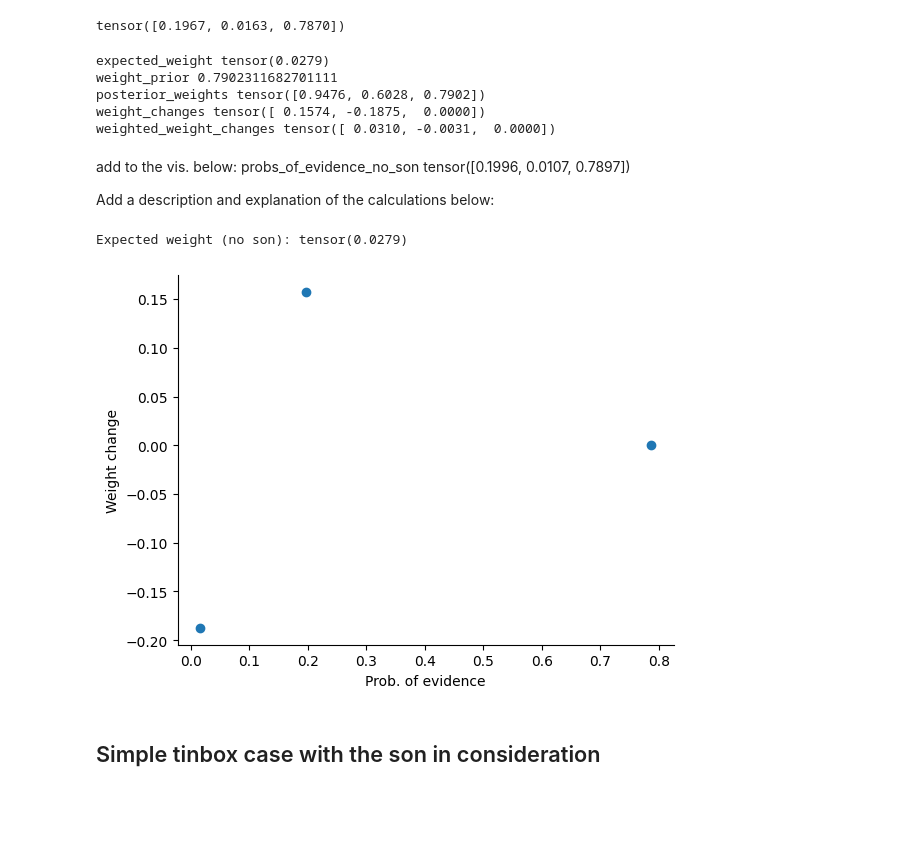
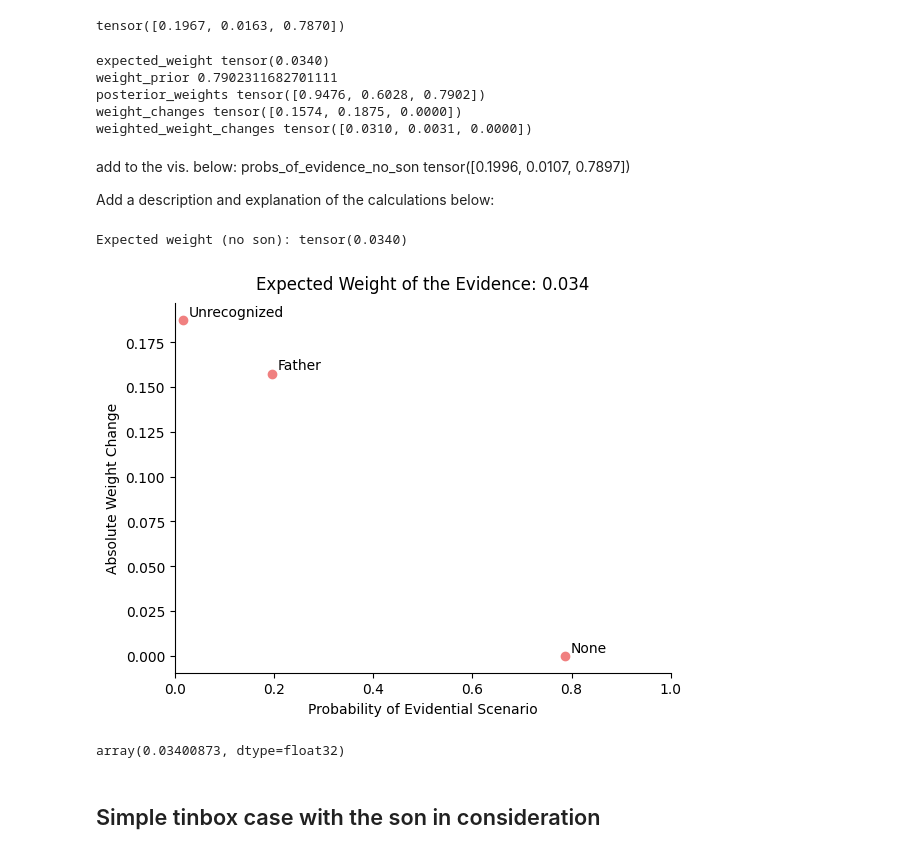
Before and after one commit to rfl-urbaniak/MRbook, a Jupyter notebook: weight-paper/scripts/nikodem_tinbox.ipynb, the cells around one changed output. Cells and saved outputs as stored; diff of their text form; code cells hidden in the pictures; blank space fills up the shorter version.

```diff
--- a/weight-paper/scripts/nikodem_tinbox.ipynb
+++ b/weight-paper/scripts/nikodem_tinbox.ipynb
@@ -113,7 +113,8 @@ def expected_weight(probs_of_evidence: torch.Tensor, outcome_prior: torch.Tensor
 
     posterior_weights = torch.tensor([weight(posterior, base=base) for posterior in posteriors])
 
-    weight_changes = posterior_weights - weight_prior
+    weight_changes = torch.abs(posterior_weights - weight_prior)
+    # changed to abs to accomadate for negative weights
 
     weighted_weight_changes = weight_changes * probs_of_evidence
 
@@ -446,11 +475,11 @@ expected_weights_no_son = expected_weight(
 for key in expected_weights_no_son:
     print(key, expected_weights_no_son[key])
 # %% [output]
-expected_weight tensor(0.0279)
+expected_weight tensor(0.0340)
 weight_prior 0.7902311682701111
 posterior_weights tensor([0.9476, 0.6028, 0.7902])
-weight_changes tensor([ 0.1574, -0.1875,  0.0000])
-weighted_weight_changes tensor([ 0.0310, -0.0031,  0.0000])
+weight_changes tensor([0.1574, 0.1875, 0.0000])
+weighted_weight_changes tensor([0.0310, 0.0031, 0.0000])
 # %% [markdown]
 add to the vis. below: probs_of_evidence_no_son tensor([0.1996, 0.0107, 0.7897])
 
@@ -464,14 +493,42 @@ weighted_weight_changes = expected_weights_no_son["weighted_weight_changes"]
 
 print('Expected weight (no son):', expected_weights_no_son["expected_weight"])
 # %% [output]
-Expected weight (no son): tensor(0.0279)
+Expected weight (no son): tensor(0.0340)
-# %%
-plt.scatter(probs_of_evidence_no_son, weight_changes)
-plt.xlabel('Prob. of evidence')
-plt.ylabel('Weight change')
-sns.despine()
-# %% [output]
-[figure, removed]
+# %%
+
+fig, ax = plt.subplots()
+weight_changes = expected_weights_no_son["weight_changes"]
+ax.scatter(probs_of_evidence_no_son, weight_changes, color='lightcoral')
+
+
+for i, label in enumerate(labels):
+    ax.annotate(label,
+                (probs_of_evidence_no_son[i], weight_changes[i]),
+                textcoords="offset points",
+                xytext=(4, 3),
+                ha='left',
+                fontsize=10)
+
+
+first_key = list(expected_weights_no_son.keys())[0]
+first_value = expected_weights_no_son[first_key].item()
+rounded_value = round(first_value, 4)
+
+
+ax.set_title(f"Expected Weight of the Evidence: {rounded_value}", pad=10)
+ax.set_xlabel("Probability of Evidential Scenario")
+ax.set_ylabel("Absolute Weight Change")
+sns.despine()
+plt.xlim(0, 1)
+
+plt.savefig('figures/tinbox_posterior_weights_no_son.pdf')
+plt.show()
+# %% [output]
+[figure, added]
+# %%
+first_value
+# %% [output]
+array(0.03400873, dtype=float32)
 # %%
 
 labels = ['Father\'s fingerprints', 'Others\' fingerprints', 'No fingerprints']
```
Also changed, not shown: parts of 7 cells of this notebook, 4 other files.
